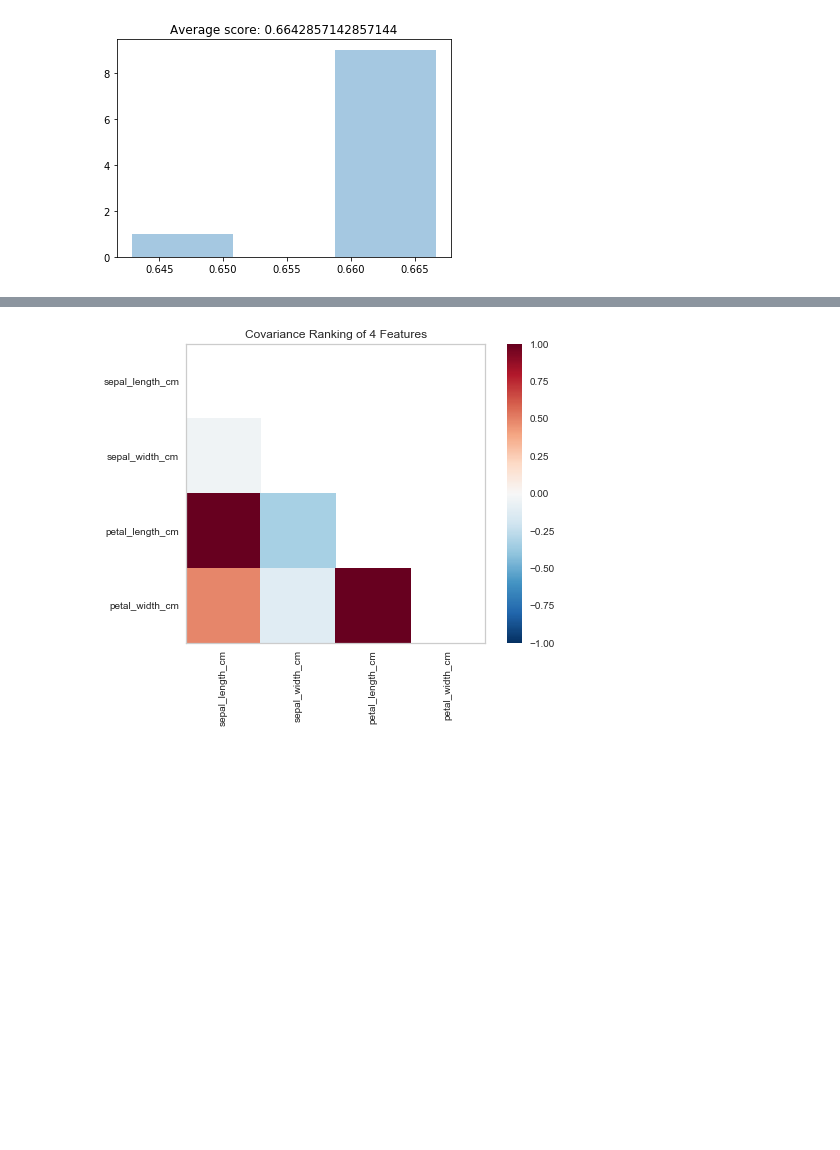
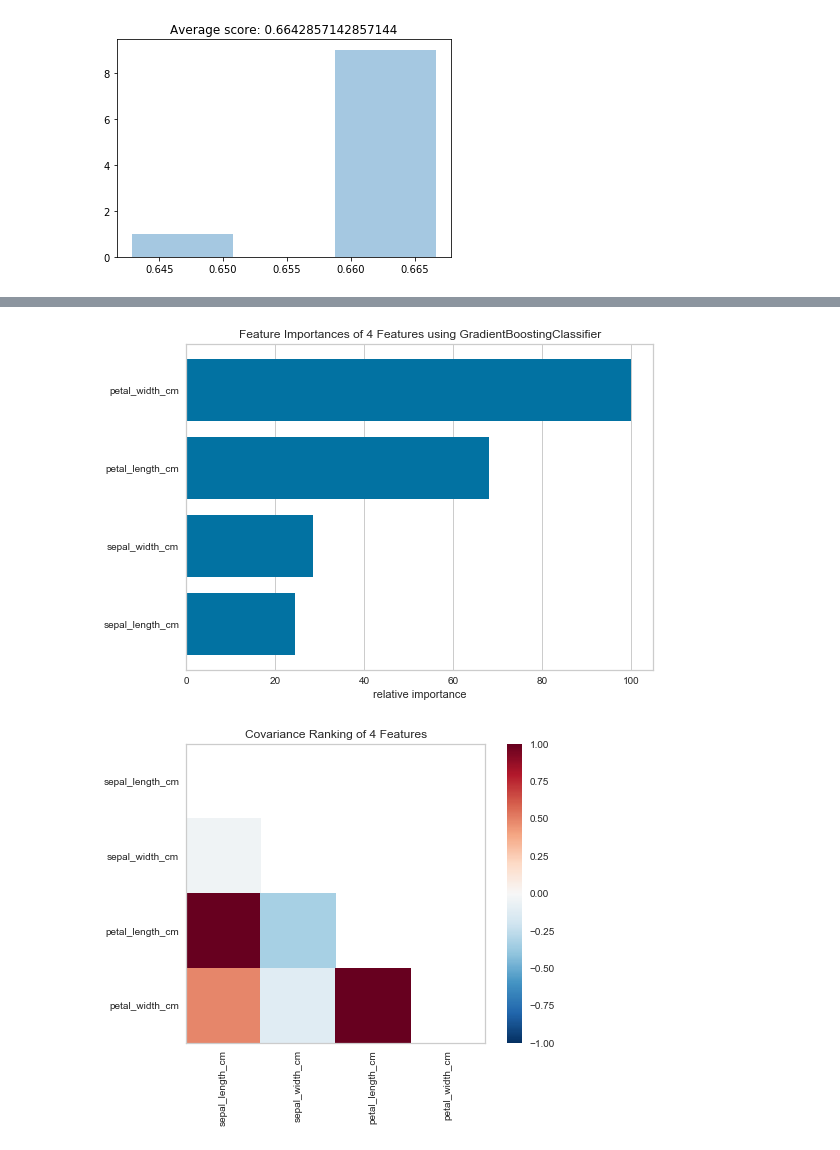
Before and after one commit to sanemkabaca/python-practice, a Jupyter notebook: Python-Practice_yb visualizations.ipynb, the cells around one changed output, grey strips where cells are left out. Saved outputs shown, nothing was run; the diff lists cells and outputs as text; code cells hidden in the pictures; blank space fills up the shorter version.

```diff
--- a/Python-Practice_yb visualizations.ipynb
+++ b/Python-Practice_yb visualizations.ipynb
@@ -394,3 +395,15 @@ from yellowbrick.features import Rank2D
+# %%
+X = iris_data_clean[features]
+y = iris_data_clean['class']
+
+fig = plt.figure()
+ax = fig.add_subplot()
+
+viz = FeatureImportances(GradientBoostingClassifier(), ax=ax)
+viz.fit(X, y)
+viz.poof()
+# %% [output]
+[figure, added]
 # %%
 features = ["sepal_length_cm", "sepal_width_cm", "petal_length_cm", "petal_width_cm"]
 classes = ['Iris-setosa', 'Iris-versicolor', 'Iris-virginica']
```
Also changed, not shown: parts of 13 cells of this notebook.
